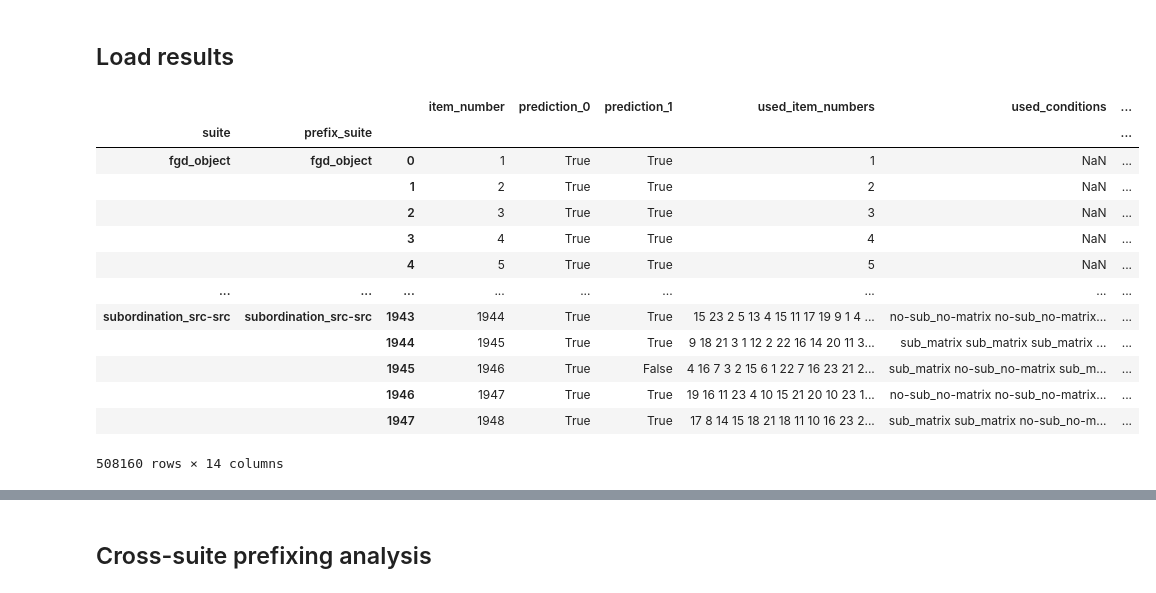
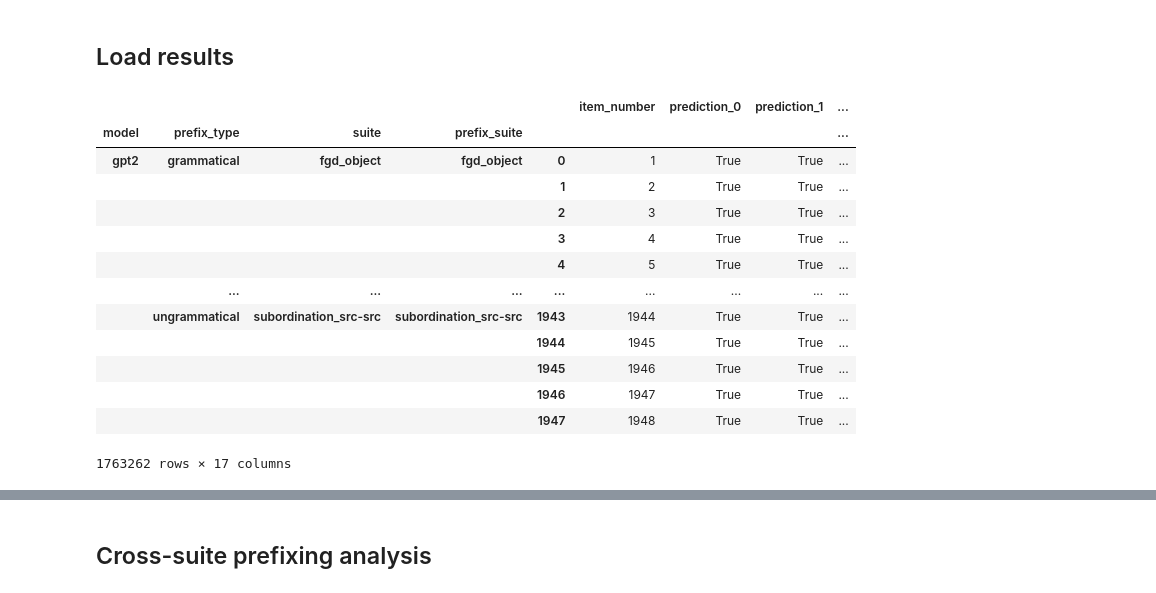
Before and after one commit to hans/syntaxgym-repetitions, a Jupyter notebook: analyze product.ipynb, the cells around one changed output, grey strips where cells are left out. Drawn from its saved outputs; the diff is of its cells as text; code cells hidden in the pictures.

Commit message:
update notebook up through "Prediction results" with ungrammatical prefixing data (partially complete)

```diff
--- a/analyze product.ipynb
+++ b/analyze product.ipynb
@@ -103,49 +104,54 @@ critical_region_strs
 # %%
 OUTPUT_DIR = Path("output")
 # %%
-prediction_paths = list(OUTPUT_DIR.glob("*.predictions.csv"))
+prediction_paths = list(OUTPUT_DIR.glob("*/*/*/*/predictions.csv"))
 prediction_dfs = [pd.read_csv(path) for path in tqdm(prediction_paths)]
-prediction_df_keys = [(path.name.split(".")[0], path.name.split(".")[1])
+prediction_df_keys = [re.findall(r"([^/]+)/([^/]+)/([^/]+)/([^/]+)/predictions\.csv", str(path))[0]
                       for path in prediction_paths]
-prediction_df = pd.concat(prediction_dfs, names=["suite", "prefix_suite"], keys=prediction_df_keys) \
+prediction_df = pd.concat(prediction_dfs, names=["model", "prefix_type", "suite", "prefix_suite"], keys=prediction_df_keys) \
     .drop(columns=["prefix_suite"])
 
 # Drop duplicates
 prediction_df = prediction_df[~prediction_df.index.duplicated(keep="first")]
 # %%
-meta_vars = ["num_prefix_sentences", "prefix_length", "prefix_length_bin", "canonical_suite", "suite_category", "item_number"]
+# Metadata variables that should be propagated from prediction_df to other derived and associated dfs
+meta_vars = ["num_prefix_sentences", "prefix_length", "prefix_length_bin", "prefix_length_bin_left", "prefix_length_bin_mid", "prefix_length_bin_right",
+             "canonical_suite", "suite_category", "item_number"]
 
-prediction_cols = ["prediction_0", "prediction_1"]# DEV [key for key in prediction_df.columns if key.startswith("prediction_")]
+prediction_cols = [key for key in prediction_df.columns if key.startswith("prediction_")]
 prediction_df["prediction_ALL"] = prediction_df[prediction_cols].all(axis=1)
 prediction_cols += ["prediction_ALL"]
 
 prediction_df["first_item"] = prediction_df.used_item_numbers.str.split().str.get(0)
 
 canonical_suite = {suite_name: next(can_suite for can_suite in critical_regions.keys()
                                     if can_suite in suite_name)
                    for suite_name in set(prediction_df.index.get_level_values("suite"))}
 
 prediction_df["canonical_suite"] = prediction_df.index.get_level_values("suite").map(canonical_suite)
 prediction_df["suite_category"] = prediction_df.canonical_suite.str.split("_").apply(lambda parts: "_".join(parts[:-1]) if len(parts) > 1 else parts[0])
 prediction_df["critical_region"] = prediction_df.canonical_suite.map(critical_regions)
 
 prediction_df["num_prefix_sentences"] = prediction_df.used_conditions.str.count(" ").fillna(0)
-prediction_df["prefix_length_bin"] = pd.cut(prediction_df.prefix_length, 20).astype(str)
+prefix_length_bin = pd.arrays.IntervalArray(pd.cut(prediction_df.prefix_length, 20))
+prediction_df["prefix_length_bin_left"] = prefix_length_bin.left
+prediction_df["prefix_length_bin_mid"] = prefix_length_bin.mid
+prediction_df["prefix_length_bin_right"] = prefix_length_bin.right
 
 prediction_df
 # %% [output]
-|  |  |  | item_number | prediction_0 | prediction_1 | used_item_numbers | used_conditions | ... |
-| suite | prefix_suite |  |  |  |  |  |  | ... |
-| fgd_object | fgd_object | 0 | 1 | True | True | 1 | NaN | ... |
-|  |  | 1 | 2 | True | True | 2 | NaN | ... |
-|  |  | 2 | 3 | True | True | 3 | NaN | ... |
-|  |  | 3 | 4 | True | True | 4 | NaN | ... |
-|  |  | 4 | 5 | True | True | 5 | NaN | ... |
-| ... | ... | ... | ... | ... | ... | ... | ... | ... |
-| subordination_src-src | subordination_src-src | 1943 | 1944 | True | True | 15 23 2 5 13 4 15 11 17 19 9 1 4 ... | no-sub_no-matrix no-sub_no-matrix... | ... |
-|  |  | 1944 | 1945 | True | True | 9 18 21 3 1 12 2 22 16 14 20 11 3... | sub_matrix sub_matrix sub_matrix ... | ... |
-|  |  | 1945 | 1946 | True | False | 4 16 7 3 2 15 6 1 22 7 16 23 21 2... | sub_matrix no-sub_no-matrix sub_m... | ... |
-|  |  | 1946 | 1947 | True | True | 19 16 11 23 4 10 15 21 20 10 23 1... | no-sub_no-matrix no-sub_no-matrix... | ... |
-|  |  | 1947 | 1948 | True | True | 17 8 14 15 18 21 18 11 10 16 23 2... | sub_matrix sub_matrix no-sub_no-m... | ... |
+|  |  |  |  |  | item_number | prediction_0 | prediction_1 | ... |
+| model | prefix_type | suite | prefix_suite |  |  |  |  | ... |
+| gpt2 | grammatical | fgd_object | fgd_object | 0 | 1 | True | True | ... |
+|  |  |  |  | 1 | 2 | True | True | ... |
+|  |  |  |  | 2 | 3 | True | True | ... |
+|  |  |  |  | 3 | 4 | True | True | ... |
+|  |  |  |  | 4 | 5 | True | True | ... |
+|  | ... | ... | ... | ... | ... | ... | ... | ... |
+|  | ungrammatical | subordination_src-src | subordination_src-src | 1943 | 1944 | True | True | ... |
+|  |  |  |  | 1944 | 1945 | True | True | ... |
+|  |  |  |  | 1945 | 1946 | True | True | ... |
+|  |  |  |  | 1946 | 1947 | True | True | ... |
+|  |  |  |  | 1947 | 1948 | True | True | ... |
-508160 rows × 14 columns
+1763262 rows × 17 columns
 # %%
```
Also changed, not shown: parts of 37 cells of this notebook.
